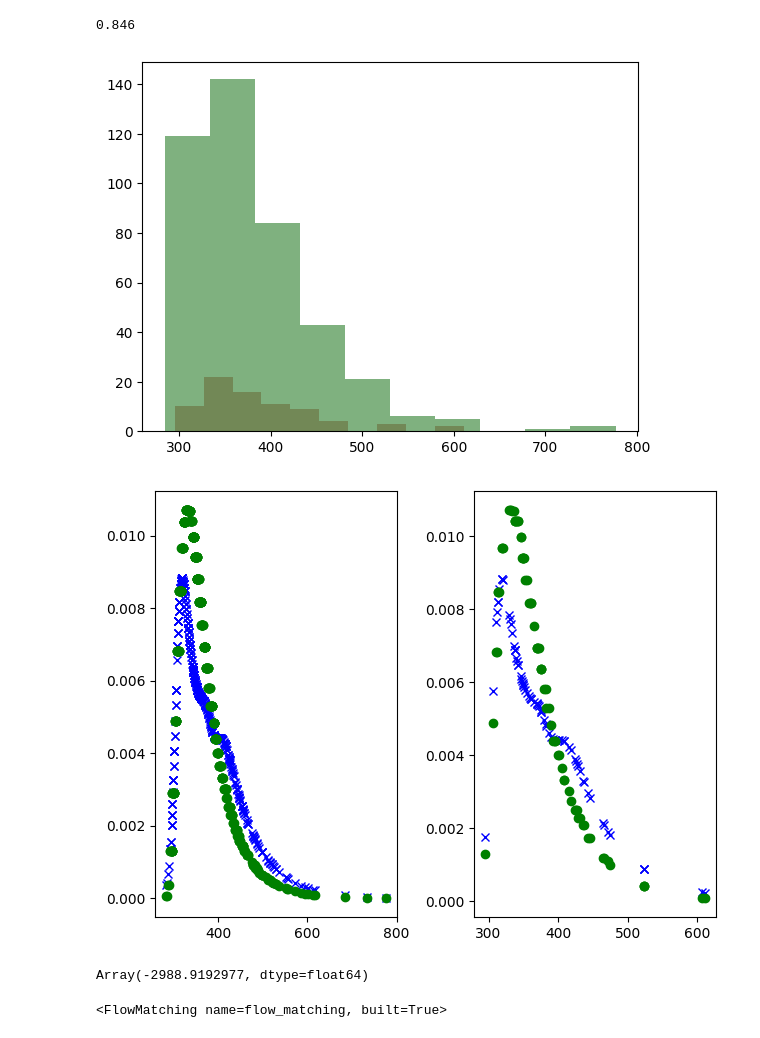
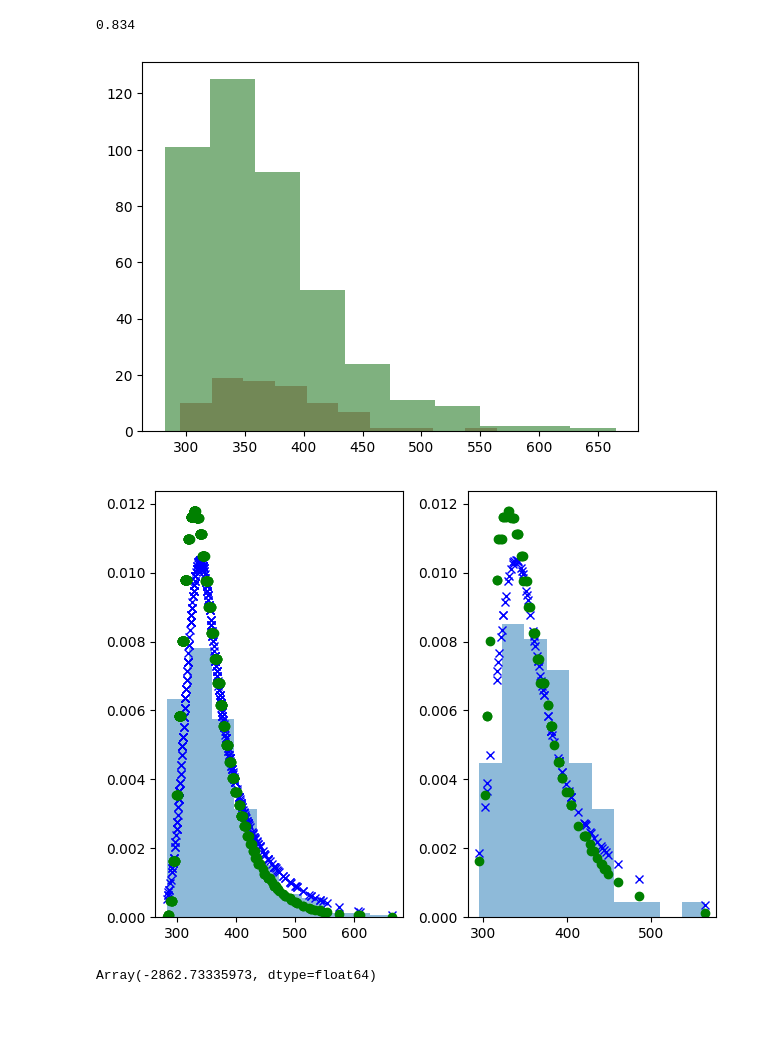
Before and after one commit to maltelueken/neural-race-model-estimation, a Jupyter notebook: nle_single_approx.ipynb, the cells around one changed output. Cells and saved outputs as stored; diff of their text form; code cells hidden in the pictures.

```diff
--- a/nle_single_approx.ipynb
+++ b/nle_single_approx.ipynb
@@ -28,39 +35,4 @@ jax.config.update("jax_enable_x64", True)
 # %%
-def prior_fun_train(
-    drift_c_intercept_loc=0.05,
-    drift_c_intercept_scale=0.03,
-    drift_c_slope_loc=0.5,
-    drift_c_slope_scale=0.1,
-    amp_shape=10,
-    amp_scale=2,
-    tau_shape=8,
-    tau_scale=10,
-    sd_true_shape=80,
-    sd_true_scale=0.05,
-    threshold_shape=100,
-    threshold_scale=0.7,
-    t0_loc=300,
-    t0_scale=200,
-    rng=np.random.default_rng(2025),
-):
-    drift_c_intercept = truncated_normal_rvs(drift_c_intercept_loc, drift_c_intercept_scale, random_state=rng)
-    drift_c_slope = truncated_normal_rvs(drift_c_slope_loc, drift_c_slope_scale, random_state=rng)
-    amp = rng.gamma(shape=amp_shape, scale=amp_scale)
-    tau = rng.gamma(shape=tau_shape, scale=tau_scale)
-    s_true = rng.gamma(shape=sd_true_shape, scale=sd_true_scale)
-    b = rng.gamma(shape=threshold_shape, scale=threshold_scale)
-    t0 = truncated_normal_rvs(t0_loc, t0_scale, random_state=rng)
-
-    return {
-        "v_c_intercept": drift_c_intercept,
-        "v_c_slope": drift_c_slope,
-        "amp": amp,
-        "tau": tau,
-        "s_true": s_true,
-        "b": b,
-        "t0": t0
-    }
-
 def simulator_fun(**kwargs):
     return rdmc_experiment_simple(**kwargs, t_max=5000, a_shape=2, s_false=4)
 
@@ -70,7 +42,7 @@ def meta(batch_size):
 
     return dict(num_obs=num_obs)
 
-simulator = bf.simulators.make_simulator([prior_fun_train, simulator_fun], meta_fn=meta)
+simulator = bf.simulators.make_simulator([rdmc_prior, simulator_fun], meta_fn=meta)
 # %%
 param_names = ["v_c_intercept", "v_c_slope", "tau", "amp", "s_true", "b", "t0"]
 
@@ -89,11 +61,11 @@ print(np.mean(choice))
 
 plt.show()
 # %% [output]
-0.846
+0.834
-[figure, old version]
+[figure, new version]
 # %%
-approximator = keras.saving.load_model("outputs/flow_matching/epochs=10/inference-method=flow_matching/mlp_depth=3/mlp_residual=true/mlp_width=6/model=rdmc_single/checkpoints/model.keras")
-approximator.inference_network.integrate_kwargs["steps"] = 100
+approximator = keras.saving.load_model("outputs/rdmc_single/flow_matching/epochs=20/mlp_depth=3/mlp_residual=true/mlp_width=5/checkpoints/model.keras")
+approximator.inference_network.integrate_kwargs["steps"] = 10
 approximator.inference_network.integrate_kwargs["method"] = "rk45"
 # %%
 def modify_test_data(test_data, idx, acc):
@@ -147,27 +119,29 @@ def approx_pdf(data, t_max=1500.0, dt=5.0):
 # %%
 test_data_1 = modify_test_data(test_data, 1, 1)
 
 prob_nle = np.exp(approximator.log_prob(test_data_1)).squeeze()
 prob_approx = np.exp(approx_pdf(test_data_1))
 
 fig, (ax1, ax2) = plt.subplots(1, 2)
 
 rt = test_data_1["x"][0]
+ax1.hist(rt, density=True, alpha=0.5)
 ax1.plot(rt, prob_nle, "x", color="blue")
 ax1.plot(rt, prob_approx, "o", color="green")
 
 test_data_0 = modify_test_data(test_data, 0, 1)
 rt = test_data_0["x"][0]
 
 prob_nle = np.exp(approximator.log_prob(test_data_0)).squeeze()
 prob_approx = np.exp(approx_pdf(test_data_0))
 
+ax2.hist(rt, density=True, alpha=0.5)
 ax2.plot(rt, prob_nle, "x", color="blue")
 ax2.plot(rt, prob_approx, "o", color="green")
 
 fig.tight_layout()
 # %% [output]
-[figure, old version]
+[figure, new version]
 # %%
 def approx_likelihood(data):
     rt, choice = data["x"][0, :, 0], data["x"][0, :, 1]
@@ -191,8 +165,4 @@ def approx_likelihood(data):
 
 approx_likelihood(test_data).sum()
 # %% [output]
-Array(-2988.9192977, dtype=float64)
+Array(-2862.73335973, dtype=float64)
-# %%
-approximator.inference_network
-# %% [output]
-<FlowMatching name=flow_matching, built=True>
```
Also changed, not shown: parts of 22 cells of this notebook, 6 other files.
